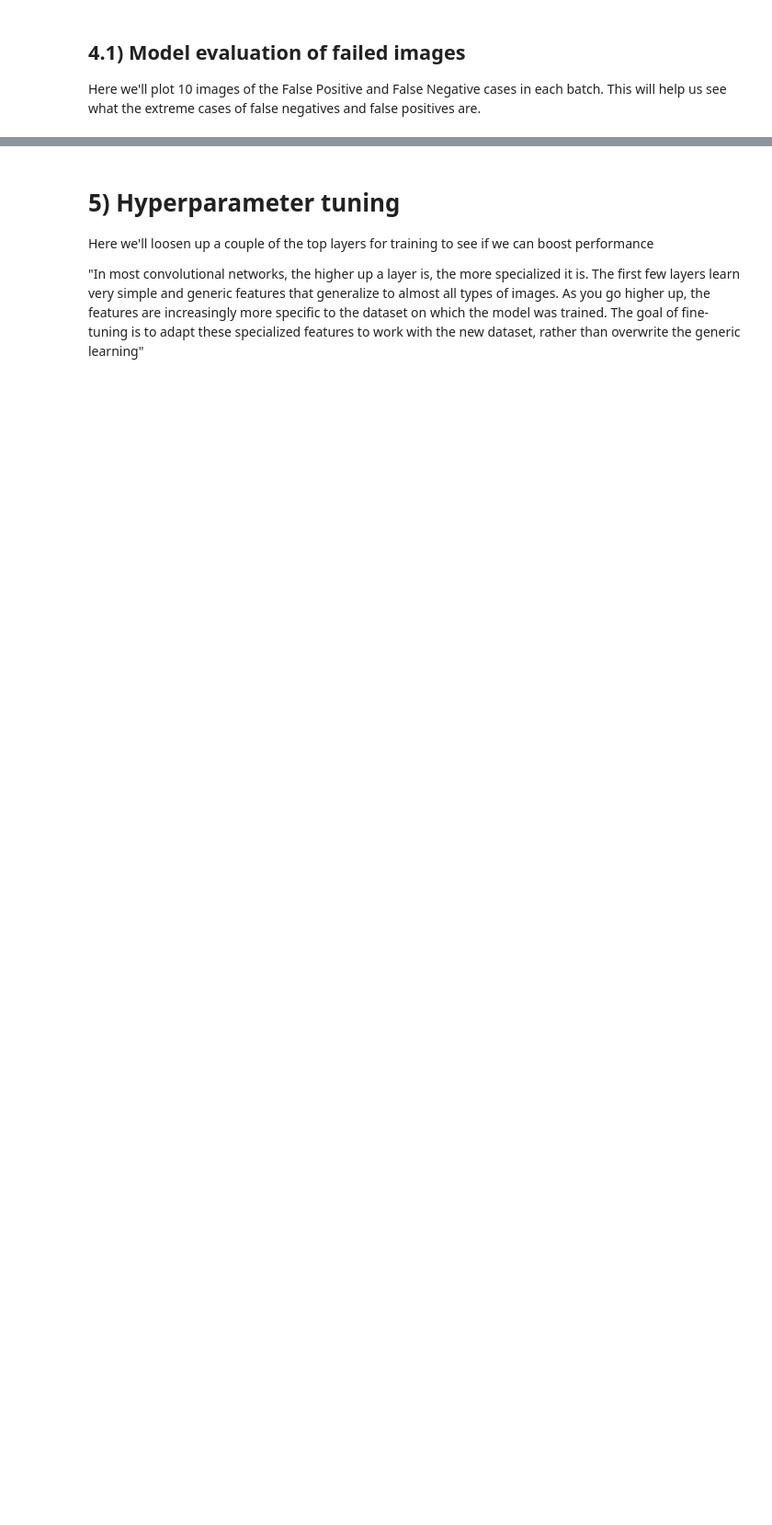
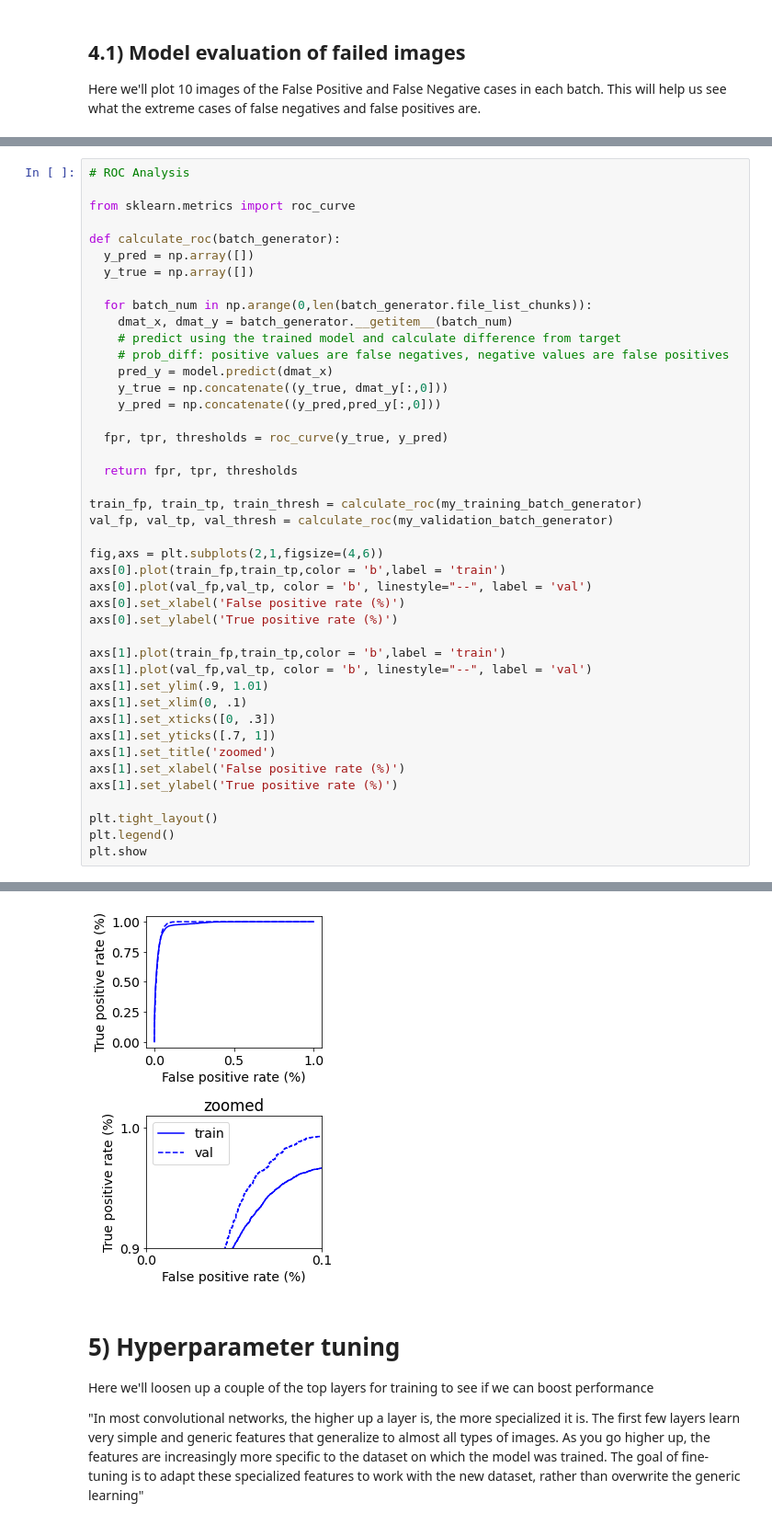
Before and after one commit to jacheung/bookshelf, a Jupyter notebook: autocurator_CNN_v1_4.ipynb, the cells around one changed output, grey strips where cells are left out. Shown at 92% size. Drawn from its saved outputs; the diff is of its cells as text; blank space fills up the shorter version.

Commit message:
addition of cleaned evaluation metrics

```diff
--- a/autocurator_CNN_v1_4.ipynb
+++ b/autocurator_CNN_v1_4.ipynb
@@ -514,0 +536,44 @@ plt.show()
+# %%
+# ROC Analysis
+
+from sklearn.metrics import roc_curve
+
+def calculate_roc(batch_generator):
+  y_pred = np.array([])
+  y_true = np.array([])
+
+  for batch_num in np.arange(0,len(batch_generator.file_list_chunks)):
+    dmat_x, dmat_y = batch_generator.__getitem__(batch_num)
+    # predict using the trained model and calculate difference from target
+    # prob_diff: positive values are false negatives, negative values are false positives
+    pred_y = model.predict(dmat_x)
+    y_true = np.concatenate((y_true, dmat_y[:,0]))
+    y_pred = np.concatenate((y_pred,pred_y[:,0]))
+
+  fpr, tpr, thresholds = roc_curve(y_true, y_pred)
+
+  return fpr, tpr, thresholds
+
+train_fp, train_tp, train_thresh = calculate_roc(my_training_batch_generator)
+val_fp, val_tp, val_thresh = calculate_roc(my_validation_batch_generator)
+
+fig,axs = plt.subplots(2,1,figsize=(4,6))
+axs[0].plot(train_fp,train_tp,color = 'b',label = 'train')
+axs[0].plot(val_fp,val_tp, color = 'b', linestyle="--", label = 'val')
+axs[0].set_xlabel('False positive rate (%)')
+axs[0].set_ylabel('True positive rate (%)')
+
+axs[1].plot(train_fp,train_tp,color = 'b',label = 'train')
+axs[1].plot(val_fp,val_tp, color = 'b', linestyle="--", label = 'val')
+axs[1].set_ylim(.9, 1.01)
+axs[1].set_xlim(0, .1)
+axs[1].set_xticks([0, .3])
+axs[1].set_yticks([.7, 1])
+axs[1].set_title('zoomed')
+axs[1].set_xlabel('False positive rate (%)')
+axs[1].set_ylabel('True positive rate (%)')
+
+plt.tight_layout()
+plt.legend()
+plt.show
+# %% [output]
@@ -515,3 +581,4 @@ plt.show()
+[figure, added]
 # %% [markdown]
 # 5) Hyperparameter tuning
  Here we'll loosen up a couple of the top layers for training to see if we can boost performance
```
Also changed, not shown: parts of 10 cells of this notebook.
